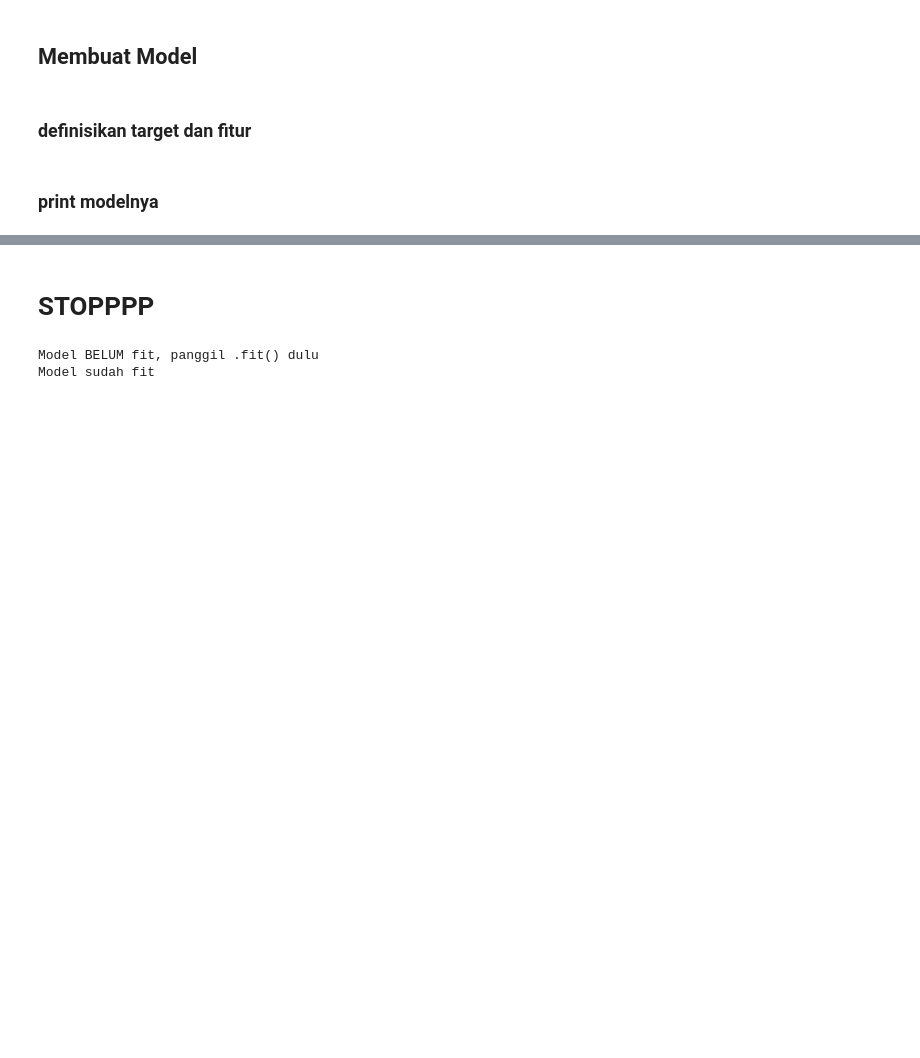
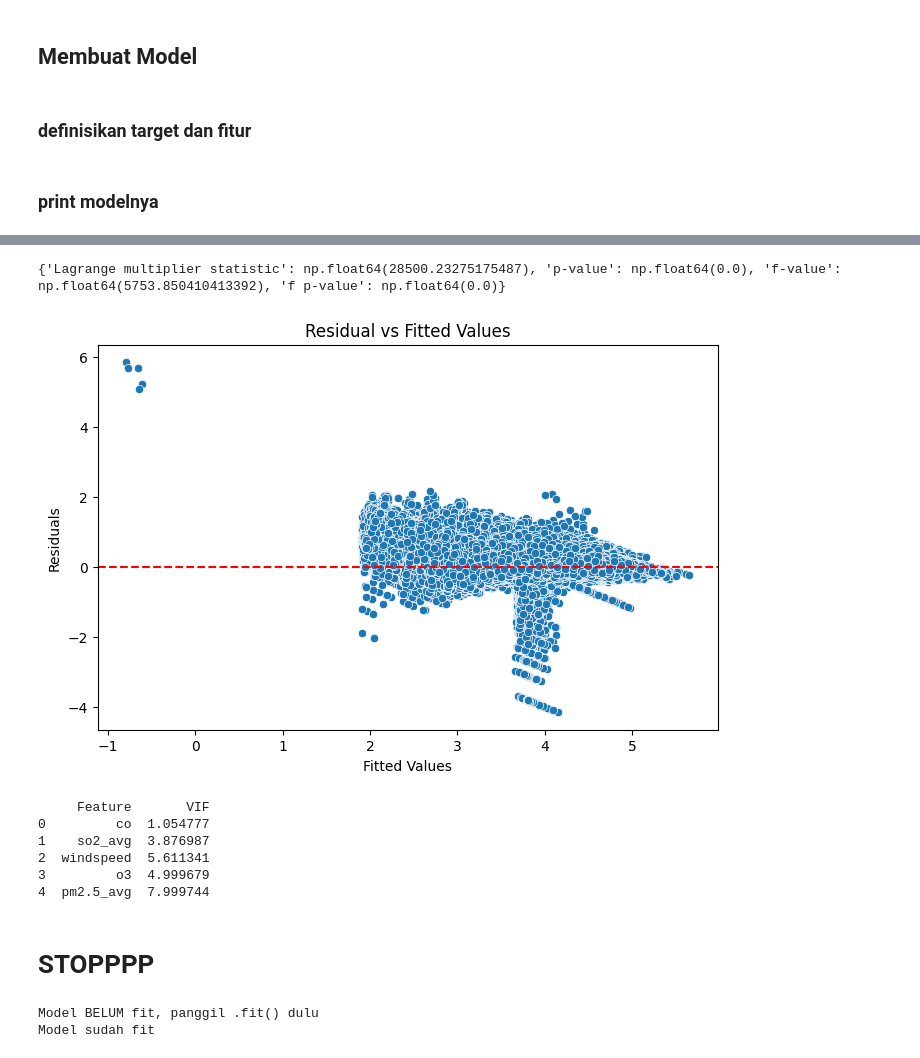
Before and after one commit to fatihdzaki01/Projek_PDS_RegresiLinier, a Jupyter notebook: projek_pds.ipynb, the cells around one changed output, grey strips where cells are left out. Drawn from its saved outputs; the diff is of its cells as text; code cells hidden in the pictures; blank space fills up the shorter version.

```diff
--- a/projek_pds.ipynb
+++ b/projek_pds.ipynb
@@ -26,7 +26,7 @@ import statsmodels.api as sm
 pd.set_option('display.max_columns', None)
 # %%
 # --- Import Data ---
-df = pd.read_csv("D:/KULIAH/KULIAH/SAINS DATA/SEMESTER 3/PDS/PROJEK_PDS/air_quality.csv/air_quality.csv")
+df = pd.read_csv("air_quality.csv")
 
 # lihat 5 baris pertama
 df.head()
@@ -483,3 +614,62 @@ Notes:
+# %%
+#uji homoskedastisitas
+from statsmodels.stats.diagnostic import het_breuschpagan
+
+# model = sm.OLS(y, X).fit()
+# Ambil residual dan variabel independen
+residuals = model.resid
+exog = model.model.exog
+
+# Lakukan uji Breusch-Pagan
+bp_test = het_breuschpagan(residuals, exog)
+
+# Simpan hasilnya
+labels = ['Lagrange multiplier statistic', 'p-value',
+          'f-value', 'f p-value']
+print(dict(zip(labels, bp_test)))
+# %% [output]
+{'Lagrange multiplier statistic': np.float64(28500.23275175487), 'p-value': np.float64(0.0), 'f-value': np.float64(5753.850410413392), 'f p-value': np.float64(0.0)}
+# %%
+#visualisasi homoskedastisitas
+#sekalian uji linearitas
+import matplotlib.pyplot as plt
+import seaborn as sns
+
+# Hitung residual dan prediksi
+residuals = model.resid
+fitted = model.fittedvalues
+
+plt.figure(figsize=(8,5))
+sns.scatterplot(x=fitted, y=residuals)
+plt.axhline(0, color='red', linestyle='--')
+plt.title('Residual vs Fitted Values')
+plt.xlabel('Fitted Values')
+plt.ylabel('Residuals')
+plt.show()
+
+#heteroskedastisitas ringan
+#uji linearitas masih cukup terpenuhi
+# %% [output]
+[figure, added]
+# %%
+#uji multikolinearitas dari data yang dipake di model
+from statsmodels.stats.outliers_influence import variance_inflation_factor
+import pandas as pd
+
+# Hitung VIF
+vif_data = pd.DataFrame()
+vif_data["Feature"] = X.columns
+vif_data["VIF"] = [variance_inflation_factor(X.values, i) for i in range(X.shape[1])]
+print(vif_data)
+
+#udah bagus VIF nya
+# %% [output]
+     Feature       VIF
+0         co  1.054777
+1    so2_avg  3.876987
+2  windspeed  5.611341
+3         o3  4.999679
+4  pm2.5_avg  7.999744
 # %% [markdown]
 # STOPPPP
 # %%
```
Also changed, not shown: parts of 10 cells of this notebook.
